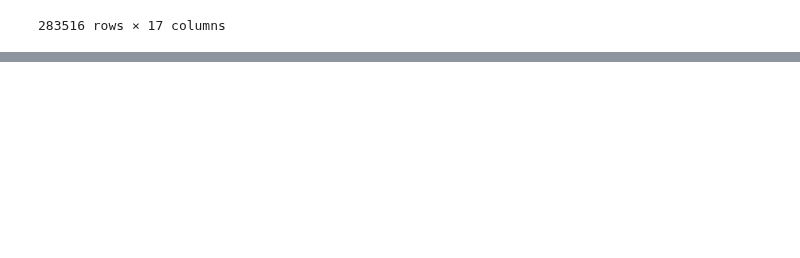
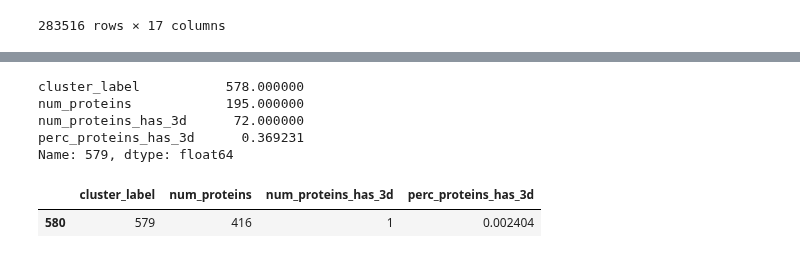
Before and after one commit to dptrsa-300/pss, a Jupyter notebook: Evaluation of a Single Model.ipynb, the cells around one changed output, grey strips where cells are left out. Saved outputs shown, nothing was run; the diff lists cells and outputs as text; code cells hidden in the pictures; blank space fills up the shorter version.

Commit message:
uniprot stats

```diff
--- a/Evaluation of a Single Model.ipynb
+++ b/Evaluation of a Single Model.ipynb
@@ -540,0 +507,3 @@ Name: 580, dtype: float64
+# %%
+prefix='mvp_input/2021_1029_0054/'
+cluster_data = gcs.download_parquet(prefix+'alphafold_proteins_in_model.parquet')
@@ -540,0 +536,13 @@ Name: 580, dtype: float64
+# %%
+uniprot_stats.iloc[579]
+# %% [output]
+cluster_label           578.000000
+num_proteins            195.000000
+num_proteins_has_3d      72.000000
+perc_proteins_has_3d      0.369231
+Name: 579, dtype: float64
+# %%
+uniprot_stats[uniprot_stats.cluster_label==579]
+# %% [output]
+|  | cluster_label | num_proteins | num_proteins_has_3d | perc_proteins_has_3d |
+| 580 | 579 | 416 | 1 | 0.002404 |
```
Also changed, not shown: parts of 12 cells of this notebook, 1 other file.
